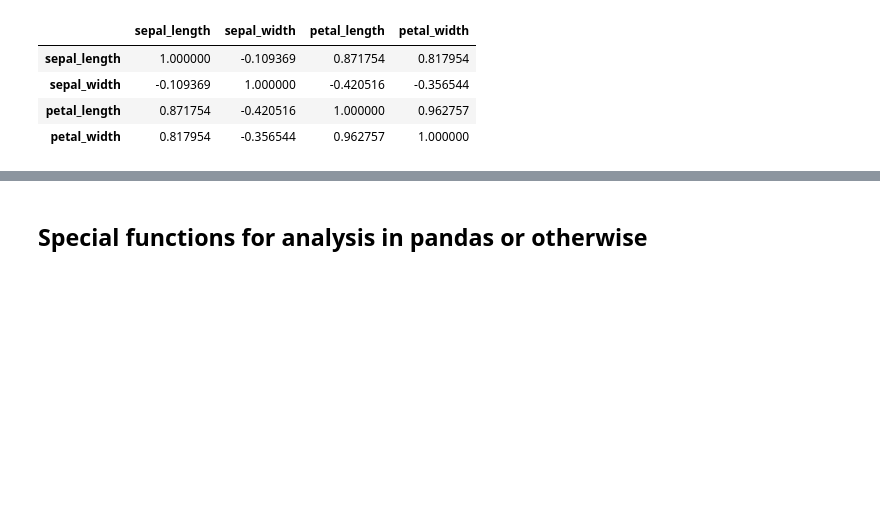
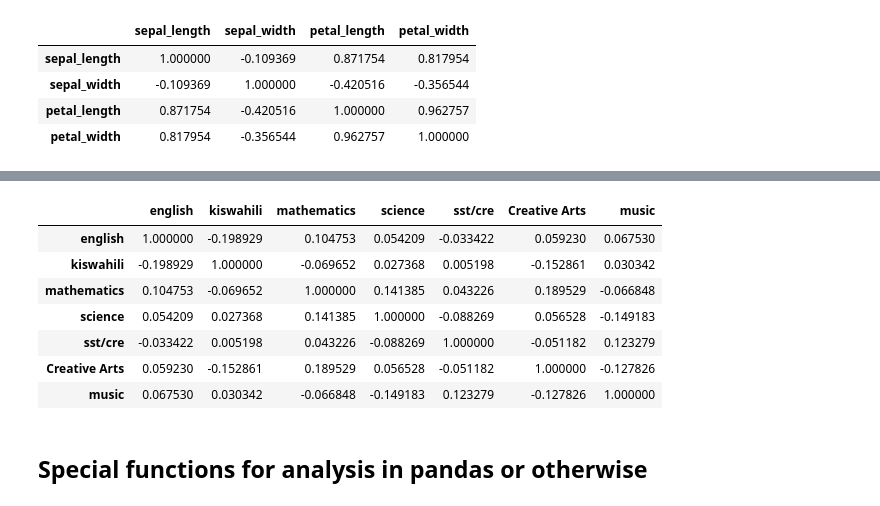
Before and after one commit to Ramkat12/dspt-phase-1-Data_cleaning_and_analysis, a Jupyter notebook: dspt_phase_1_Data_cleaning_and_analysis.ipynb, the cells around one changed output, grey strips where cells are left out. Saved outputs shown, nothing was run; the diff lists cells and outputs as text; code cells hidden in the pictures; blank space fills up the shorter version.

```diff
--- a/dspt_phase_1_Data_cleaning_and_analysis.ipynb
+++ b/dspt_phase_1_Data_cleaning_and_analysis.ipynb
@@ -642,3 +666,14 @@ iris_df.corr() # Gets the correlation matrix
+# %%
+subjects.corr()
+# %% [output]
+|  | english | kiswahili | mathematics | science | sst/cre | Creative Arts | music |
+| english | 1.000000 | -0.198929 | 0.104753 | 0.054209 | -0.033422 | 0.059230 | 0.067530 |
+| kiswahili | -0.198929 | 1.000000 | -0.069652 | 0.027368 | 0.005198 | -0.152861 | 0.030342 |
+| mathematics | 0.104753 | -0.069652 | 1.000000 | 0.141385 | 0.043226 | 0.189529 | -0.066848 |
+| science | 0.054209 | 0.027368 | 0.141385 | 1.000000 | -0.088269 | 0.056528 | -0.149183 |
+| sst/cre | -0.033422 | 0.005198 | 0.043226 | -0.088269 | 1.000000 | -0.051182 | 0.123279 |
+| Creative Arts | 0.059230 | -0.152861 | 0.189529 | 0.056528 | -0.051182 | 1.000000 | -0.127826 |
+| music | 0.067530 | 0.030342 | -0.066848 | -0.149183 | 0.123279 | -0.127826 | 1.000000 |
 # %% [markdown]
 ## Special functions for analysis in pandas or otherwise
 # %% [markdown]
```
Also changed, not shown: parts of 7 cells of this notebook.
